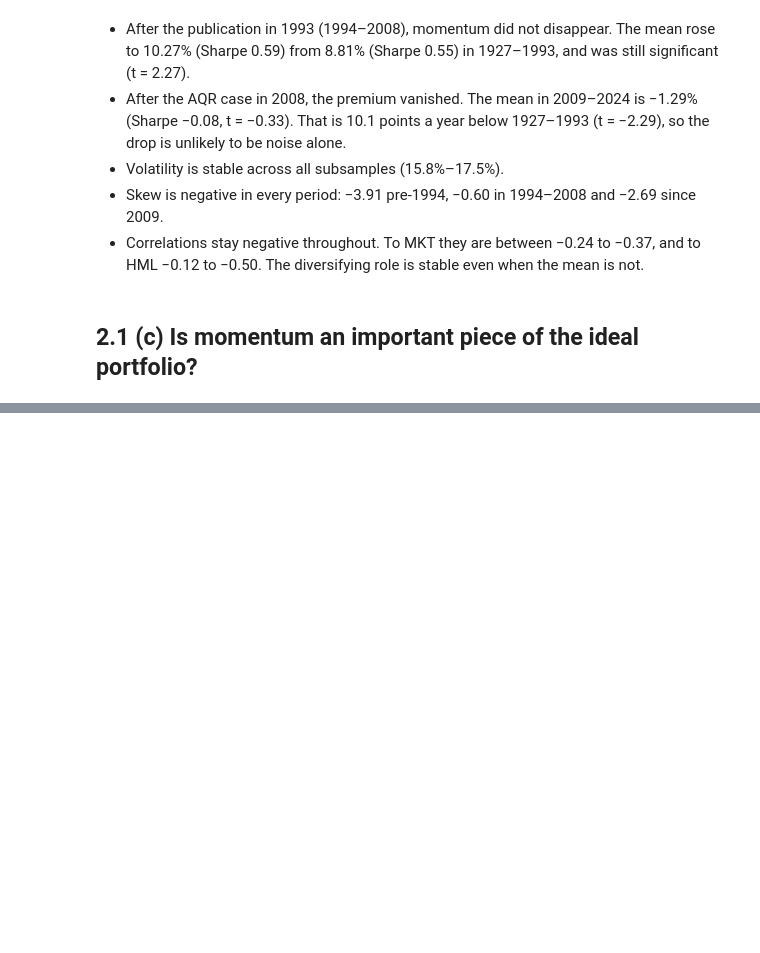
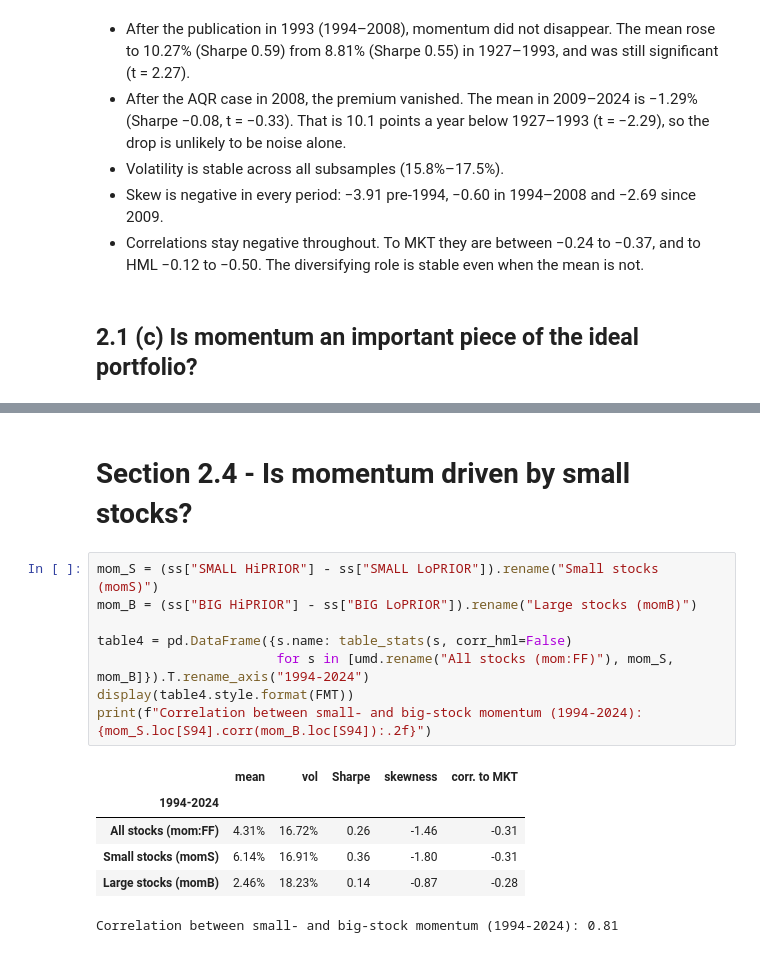
Before and after one commit to Brendon-Wang/finm-36700portfolio, a Jupyter notebook: hw6/aqr_momentum/aqr_momentum.ipynb, the cells around one changed output, grey strips where cells are left out. Cells and saved outputs as stored; diff of their text form; blank space fills up the shorter version.

```diff
--- a/hw6/aqr_momentum/aqr_momentum.ipynb
+++ b/hw6/aqr_momentum/aqr_momentum.ipynb
@@ -105,0 +214,17 @@ Aftern with a zero mean after setting momentum's mean to zero (as if transaction
+# %% [markdown]
+# Section 2.4 - Is momentum driven by small stocks?
+# %%
+mom_S = (ss["SMALL HiPRIOR"] - ss["SMALL LoPRIOR"]).rename("Small stocks (momS)")
+mom_B = (ss["BIG HiPRIOR"] - ss["BIG LoPRIOR"]).rename("Large stocks (momB)")
+
+table4 = pd.DataFrame({s.name: table_stats(s, corr_hml=False)
+                       for s in [umd.rename("All stocks (mom:FF)"), mom_S, mom_B]}).T.rename_axis("1994-2024")
+display(table4.style.format(FMT))
+print(f"Correlation between small- and big-stock momentum (1994-2024): {mom_S.loc[S94].corr(mom_B.loc[S94]):.2f}")
+# %% [output]
+|  | mean | vol | Sharpe | skewness | corr. to MKT |
+| 1994-2024 |  |  |  |  |  |
+| All stocks (mom:FF) | 4.31% | 16.72% | 0.26 | -1.46 | -0.31 |
+| Small stocks (momS) | 6.14% | 16.91% | 0.36 | -1.80 | -0.31 |
+| Large stocks (momB) | 2.46% | 18.23% | 0.14 | -0.87 | -0.28 |
+Correlation between small- and big-stock momentum (1994-2024): 0.81
```
Also changed, not shown: parts of 12 cells of this notebook.
